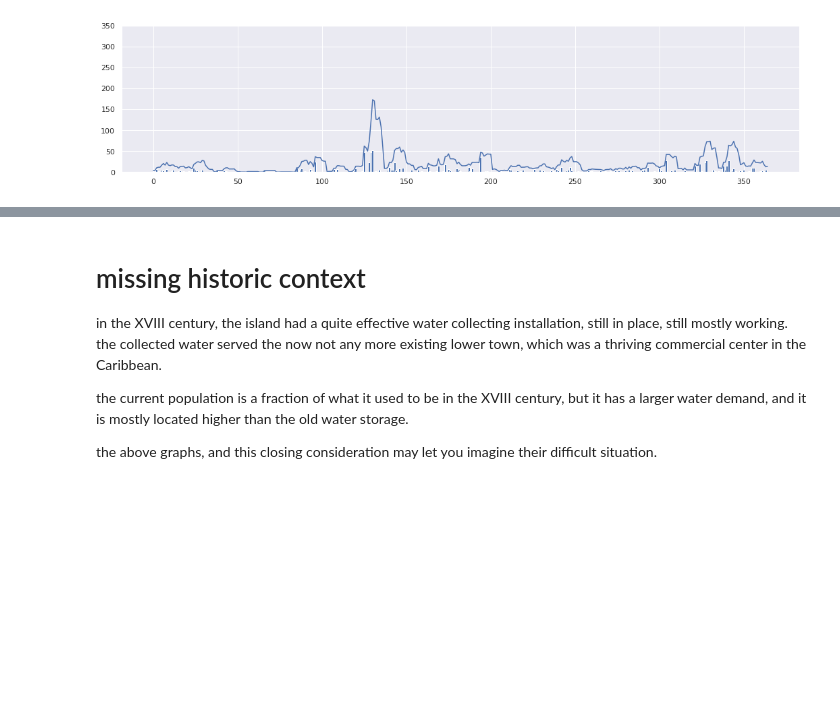
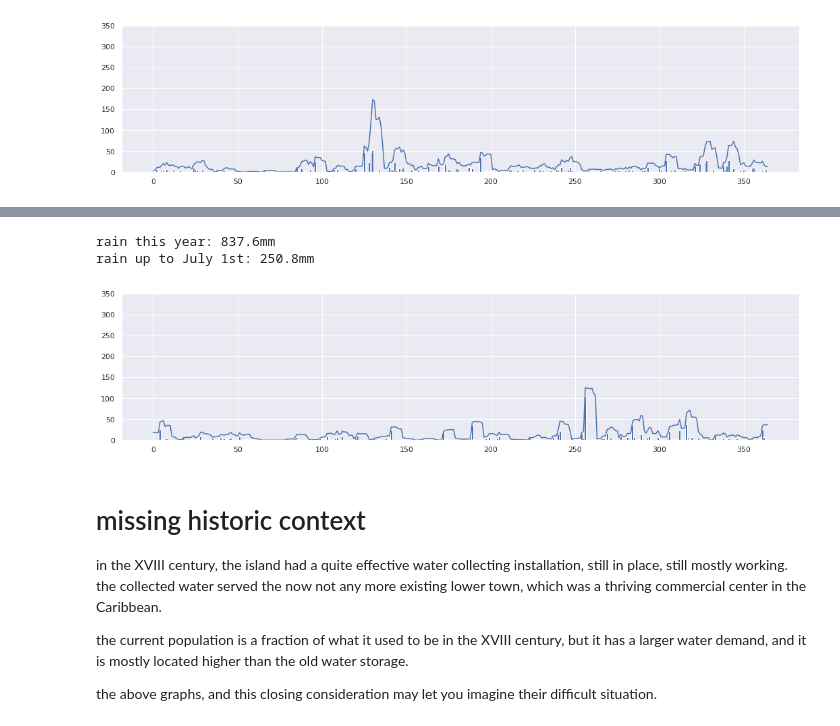
Before and after one commit to mfrasca/notebooks, a Jupyter notebook: SintEustatius/RainData.ipynb, the cells around one changed output, grey strips where cells are left out. Cells and saved outputs as stored; diff of their text form; code cells hidden in the pictures; blank space fills up the shorter version.

```diff
--- a/SintEustatius/RainData.ipynb
+++ b/SintEustatius/RainData.ipynb
@@ -123,3 +141,9 @@ rain up to July 1st: 295.6mm
+# %%
+values = plot_year(2018, values)
+# %% [output]
+rain this year: 837.6mm
+rain up to July 1st: 250.8mm
+[figure, added]
 # %% [markdown]
 # missing historic context
 
```
Also changed, not shown: parts of 4 cells of this notebook, 1 other file.
